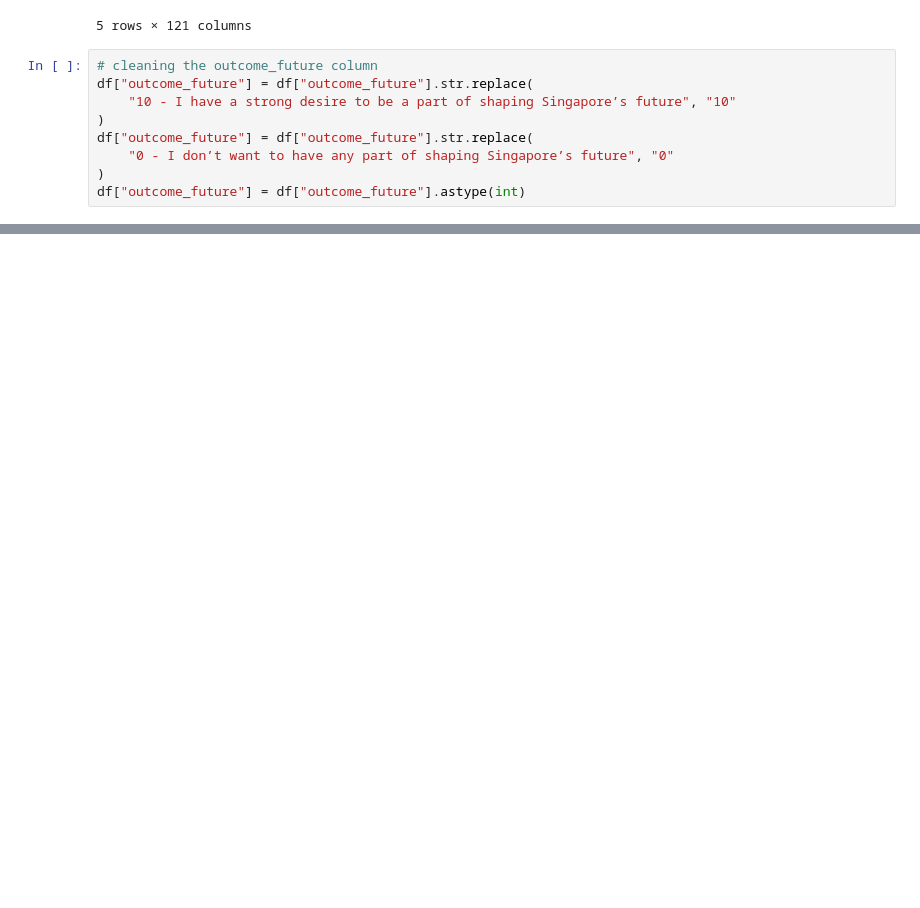
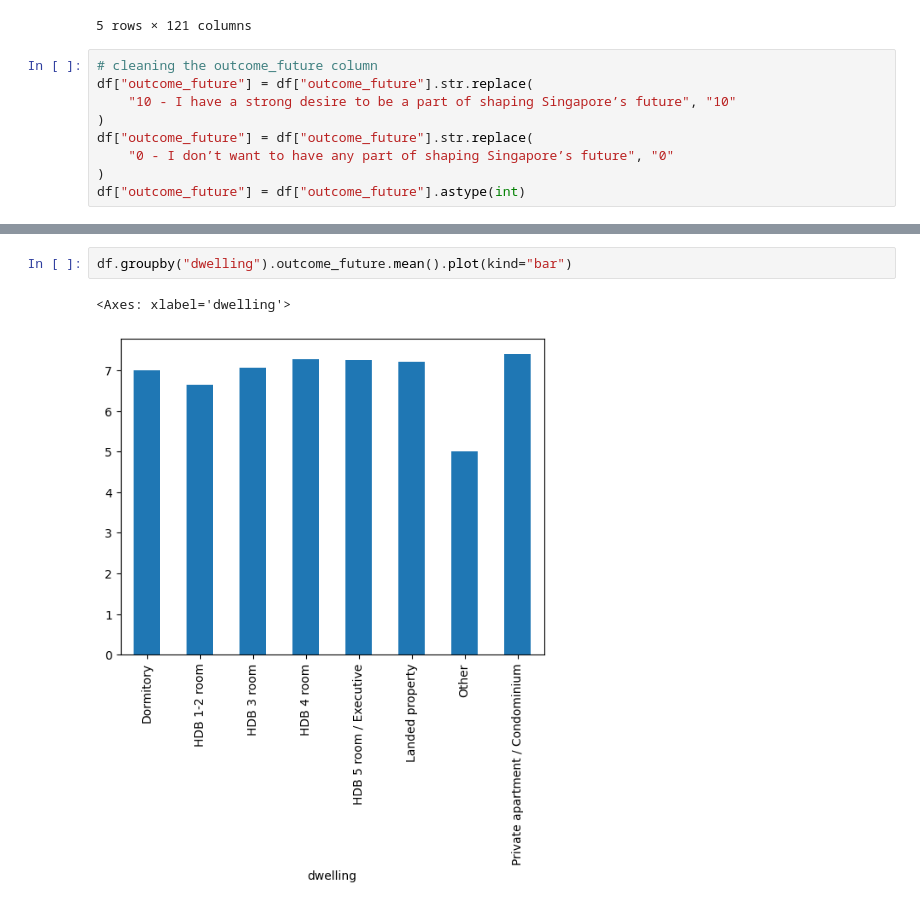
Before and after one commit to lesterlxy/JDE_notebooks, a Jupyter notebook: socialvalues.ipynb, the cells around one changed output, grey strips where cells are left out. Saved outputs shown, nothing was run; the diff lists cells and outputs as text; blank space fills up the shorter version.

Commit message:
add more visualizations

```diff
--- a/socialvalues.ipynb
+++ b/socialvalues.ipynb
@@ -51,0 +53,5 @@ response["HDB 4 room"].plot()
+# %%
+df.groupby("dwelling").outcome_future.mean().plot(kind="bar")
+# %% [output]
+<Axes: xlabel='dwelling'>
+[figure, added]
```
Also changed, not shown: parts of 6 cells of this notebook.
